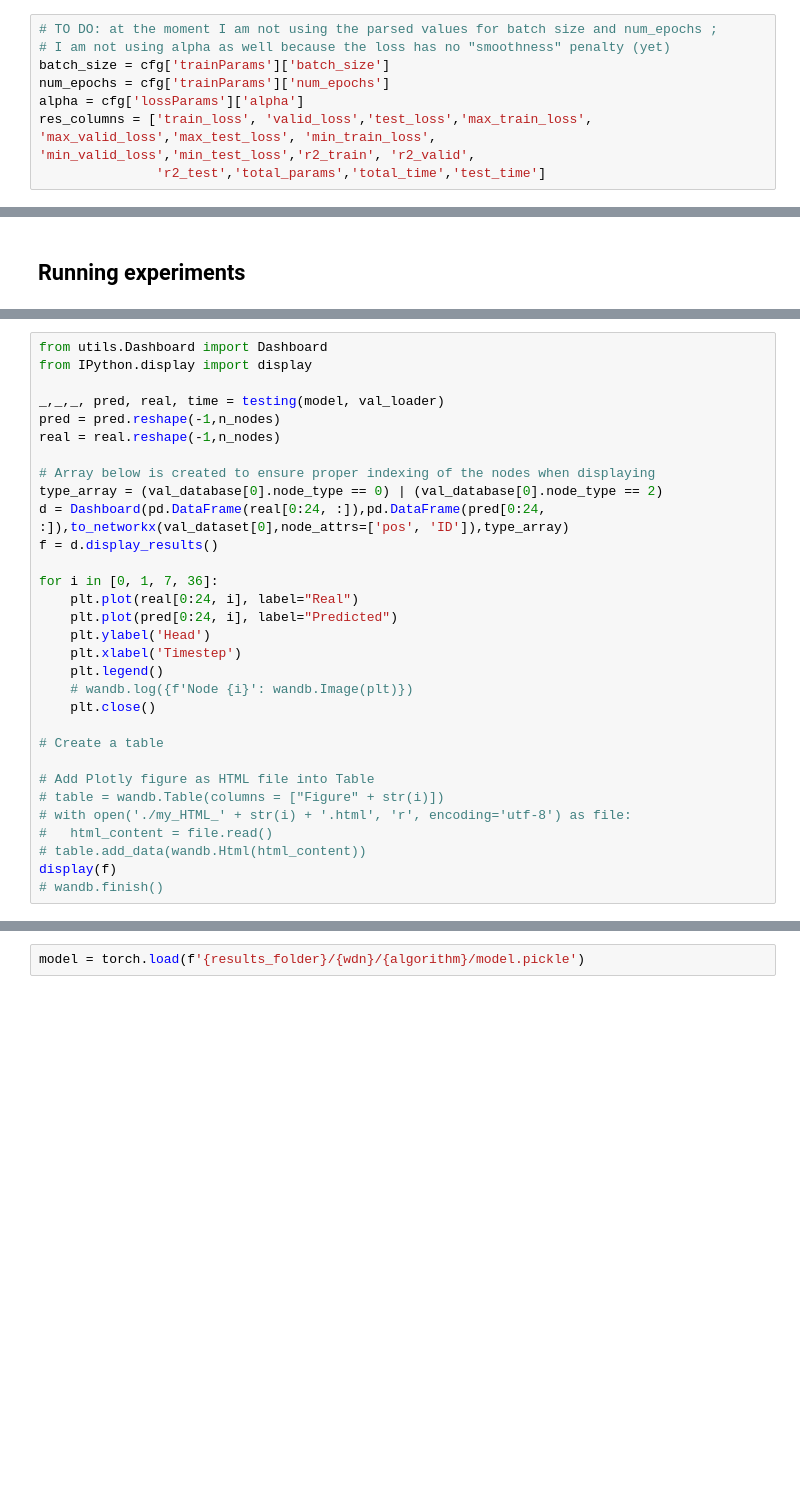
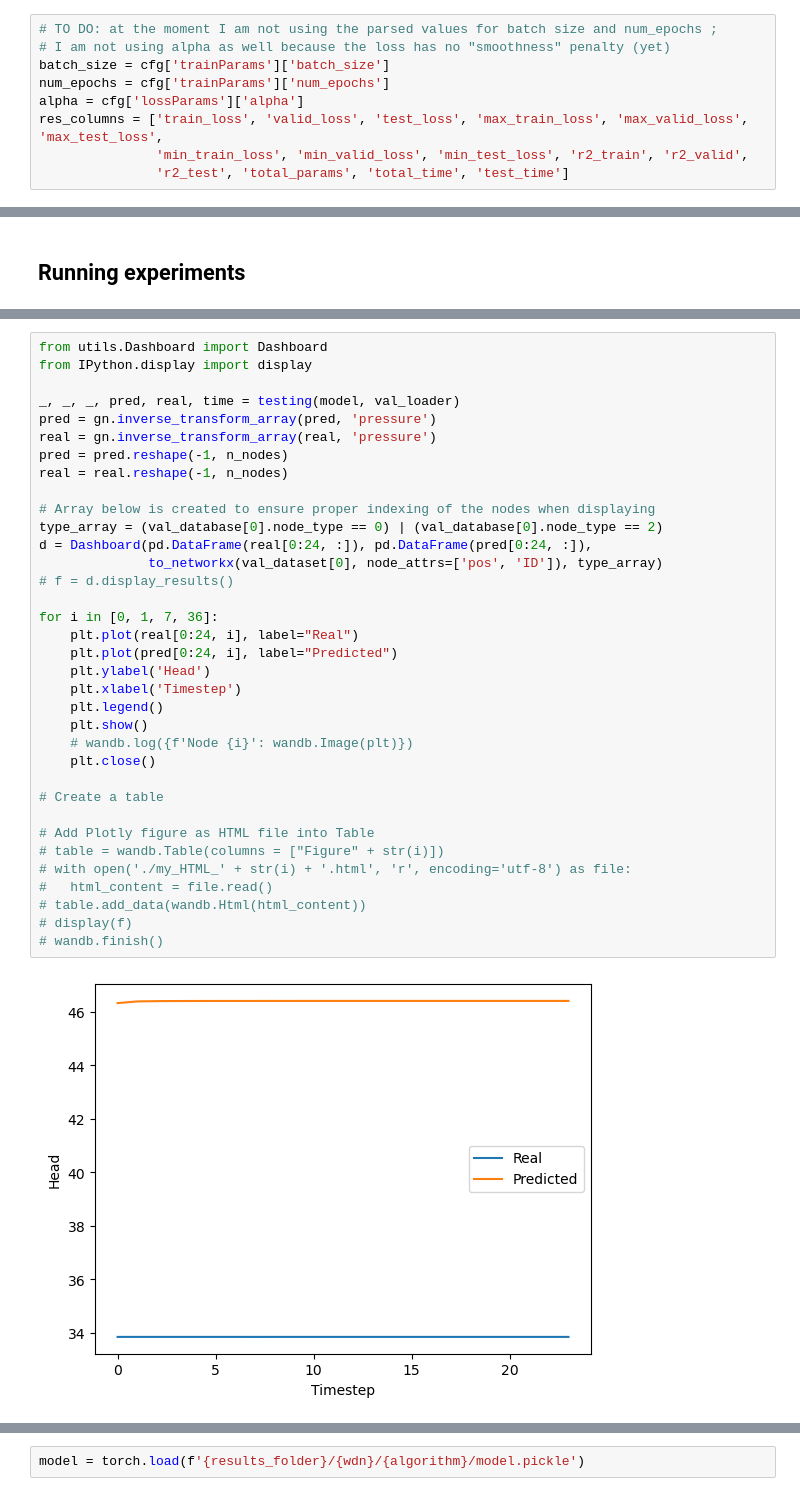
Before and after one commit to albertsolaroca/GGANet, a Jupyter notebook: main_unrolling/nick_modelling.ipynb, the cells around one changed output, grey strips where cells are left out. Cells and saved outputs as stored; diff of their text form; blank space fills up the shorter version.

```diff
--- a/main_unrolling/nick_modelling.ipynb
+++ b/main_unrolling/nick_modelling.ipynb
@@ -57,8 +56,9 @@ cpu
 batch_size = cfg['trainParams']['batch_size']
 num_epochs = cfg['trainParams']['num_epochs']
 alpha = cfg['lossParams']['alpha']
-res_columns = ['train_loss', 'valid_loss','test_loss','max_train_loss', 'max_valid_loss','max_test_loss', 'min_train_loss', 'min_valid_loss','min_test_loss','r2_train', 'r2_valid',
-			   'r2_test','total_params','total_time','test_time']
+res_columns = ['train_loss', 'valid_loss', 'test_loss', 'max_train_loss', 'max_valid_loss', 'max_test_loss',
+               'min_train_loss', 'min_valid_loss', 'min_test_loss', 'r2_train', 'r2_valid',
+               'r2_test', 'total_params', 'total_time', 'test_time']
 # %% [markdown]
 # Functions
 # %%
@@ -749,31 +789,37 @@ RuntimeError: The size of tensor a (36) must match the size of tensor b (59) at
 # %%
 from utils.Dashboard import Dashboard
 from IPython.display import display
 
-_,_,_, pred, real, time = testing(model, val_loader)
-pred = pred.reshape(-1,n_nodes)
-real = real.reshape(-1,n_nodes)
+_, _, _, pred, real, time = testing(model, val_loader)
+pred = gn.inverse_transform_array(pred, 'pressure')
+real = gn.inverse_transform_array(real, 'pressure')
+pred = pred.reshape(-1, n_nodes)
+real = real.reshape(-1, n_nodes)
 
 # Array below is created to ensure proper indexing of the nodes when displaying
 type_array = (val_database[0].node_type == 0) | (val_database[0].node_type == 2)
-d = Dashboard(pd.DataFrame(real[0:24, :]),pd.DataFrame(pred[0:24, :]),to_networkx(val_dataset[0],node_attrs=['pos', 'ID']),type_array)
-f = d.display_results()
+d = Dashboard(pd.DataFrame(real[0:24, :]), pd.DataFrame(pred[0:24, :]),
+              to_networkx(val_dataset[0], node_attrs=['pos', 'ID']), type_array)
+# f = d.display_results()
 
 for i in [0, 1, 7, 36]:
-	plt.plot(real[0:24, i], label="Real")
-	plt.plot(pred[0:24, i], label="Predicted")
-	plt.ylabel('Head')
-	plt.xlabel('Timestep')
-	plt.legend()
-	# wandb.log({f'Node {i}': wandb.Image(plt)})
-	plt.close()
+    plt.plot(real[0:24, i], label="Real")
+    plt.plot(pred[0:24, i], label="Predicted")
+    plt.ylabel('Head')
+    plt.xlabel('Timestep')
+    plt.legend()
+    plt.show()
+    # wandb.log({f'Node {i}': wandb.Image(plt)})
+    plt.close()
 
 # Create a table
 
 # Add Plotly figure as HTML file into Table
 # table = wandb.Table(columns = ["Figure" + str(i)])
 # with open('./my_HTML_' + str(i) + '.html', 'r', encoding='utf-8') as file:
 # 	html_content = file.read()
 # table.add_data(wandb.Html(html_content))
-display(f)
+# display(f)
 # wandb.finish()
+# %% [output]
+[figure, added]
```
Also changed, not shown: parts of 12 cells of this notebook, 3 other files.
